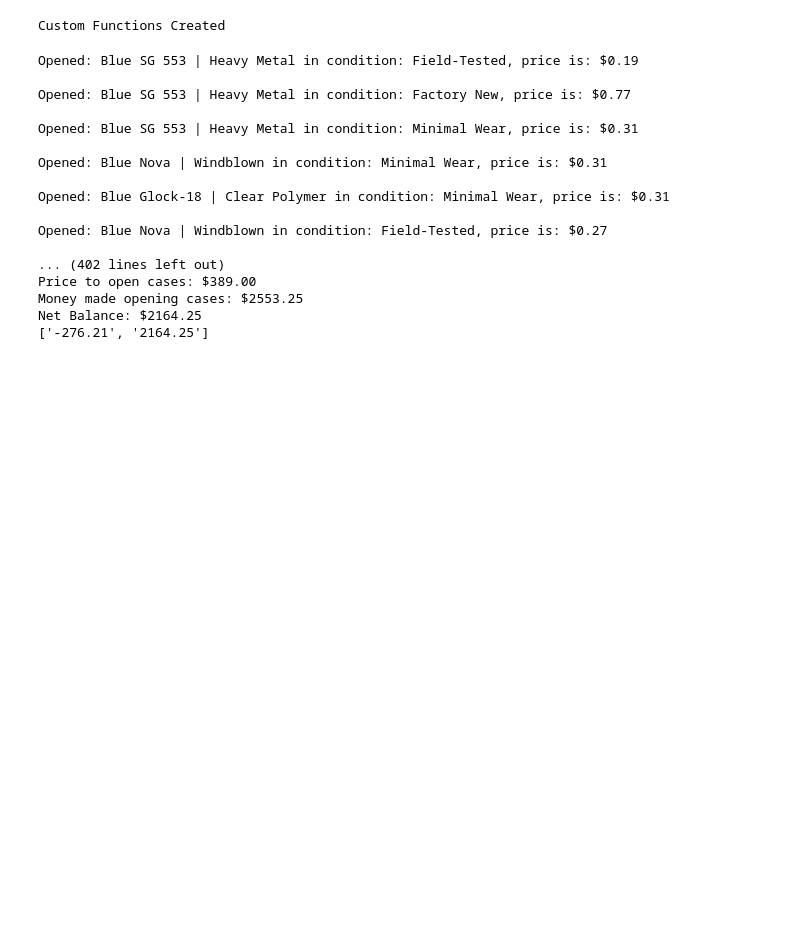
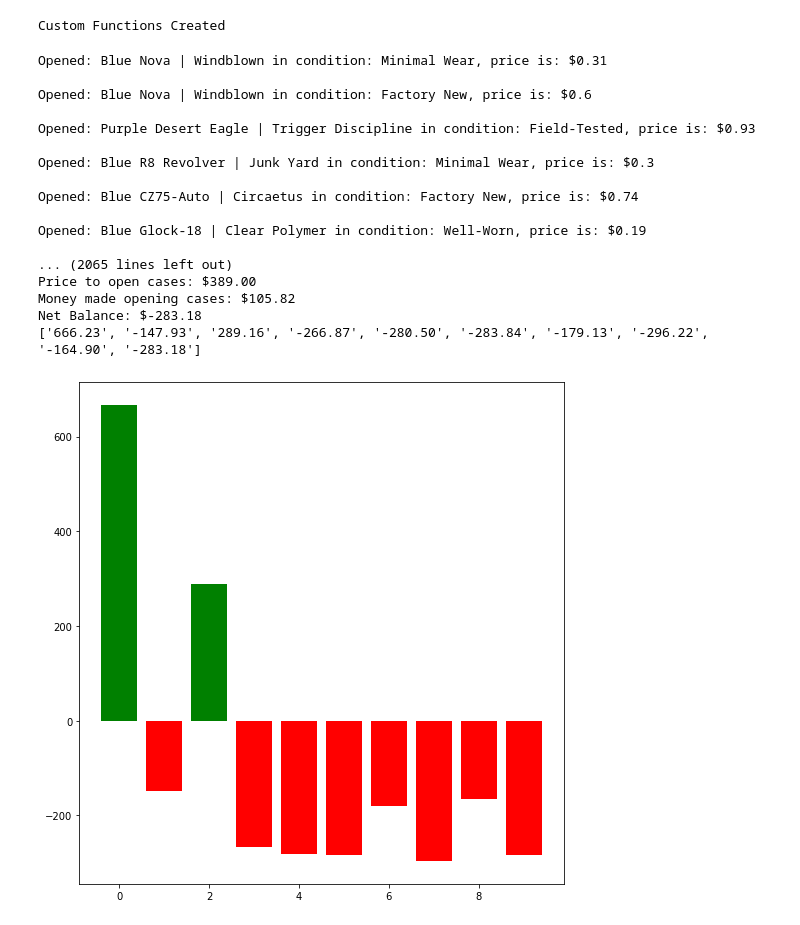
Before and after one commit to yash-patel268/CSGO-Snakebite-Case-Sim, a Jupyter notebook: main.ipynb, the cells around one changed output. Saved outputs shown, nothing was run; the diff lists cells and outputs as text; code cells hidden in the pictures; blank space fills up the shorter version.

Commit message:
Open_case function now displays a graph

```diff
--- a/main.ipynb
+++ b/main.ipynb
@@ -119,28 +120,35 @@ def open_cases(number_of_iterations, number_of_openings):
 
         iteration_arr[y] = format(overall_balance, ".2f")
 
-        return iteration_arr
+        if overall_balance < 0:
+            plt.bar(y, overall_balance, color="red")
+        else:
+            plt.bar(y, overall_balance, color="green")
+
+    print(iteration_arr)
+    plt.show()
 
 print("Custom Functions Created")
 # %% [output]
 Custom Functions Created
 # %%
-data_points = open_cases(2, 100)
+data_points = open_cases(10, 100)
 # %% [output]
-Opened: Blue SG 553 | Heavy Metal in condition: Field-Tested, price is: $0.19
-
-Opened: Blue SG 553 | Heavy Metal in condition: Factory New, price is: $0.77
-
-Opened: Blue SG 553 | Heavy Metal in condition: Minimal Wear, price is: $0.31
-
 Opened: Blue Nova | Windblown in condition: Minimal Wear, price is: $0.31
 
-Opened: Blue Glock-18 | Clear Polymer in condition: Minimal Wear, price is: $0.31
+Opened: Blue Nova | Windblown in condition: Factory New, price is: $0.6
 
-Opened: Blue Nova | Windblown in condition: Field-Tested, price is: $0.27
+Opened: Purple Desert Eagle | Trigger Discipline in condition: Field-Tested, price is: $0.93
 
-... (402 lines left out)
+Opened: Blue R8 Revolver | Junk Yard in condition: Minimal Wear, price is: $0.3
+
+Opened: Blue CZ75-Auto | Circaetus in condition: Factory New, price is: $0.74
+
+Opened: Blue Glock-18 | Clear Polymer in condition: Well-Worn, price is: $0.19
+
+... (2065 lines left out)
 Price to open cases: $389.00
-Money made opening cases: $2553.25
-Net Balance: $2164.25
-['-276.21', '2164.25']
+Money made opening cases: $105.82
+Net Balance: $-283.18
+['666.23', '-147.93', '289.16', '-266.87', '-280.50', '-283.84', '-179.13', '-296.22', '-164.90', '-283.18']
+[figure, added]
```
Also changed, not shown: parts of 1 cell of this notebook.
